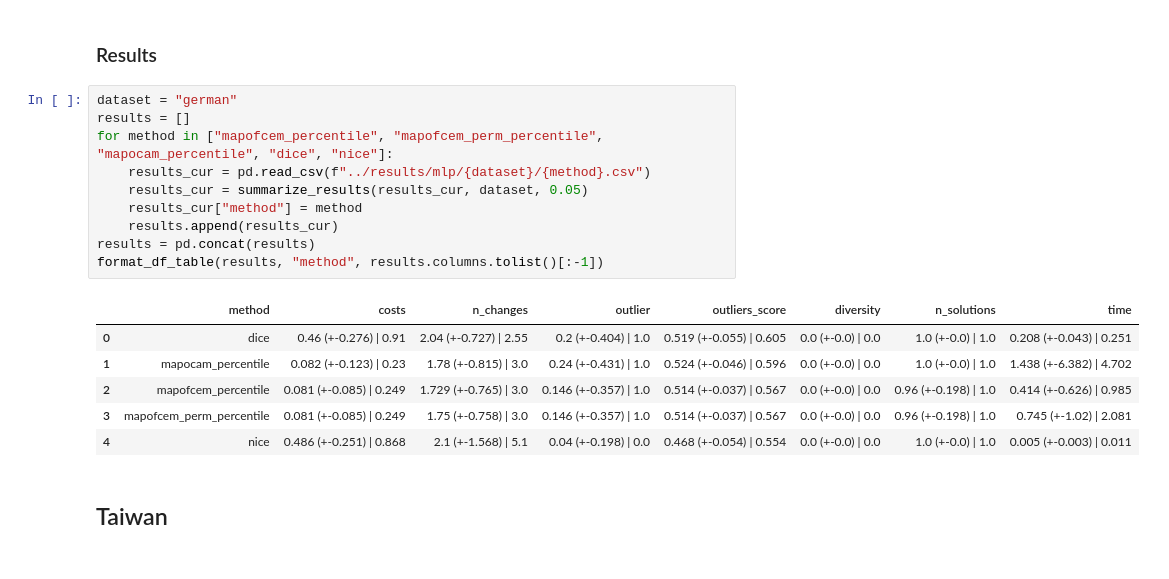
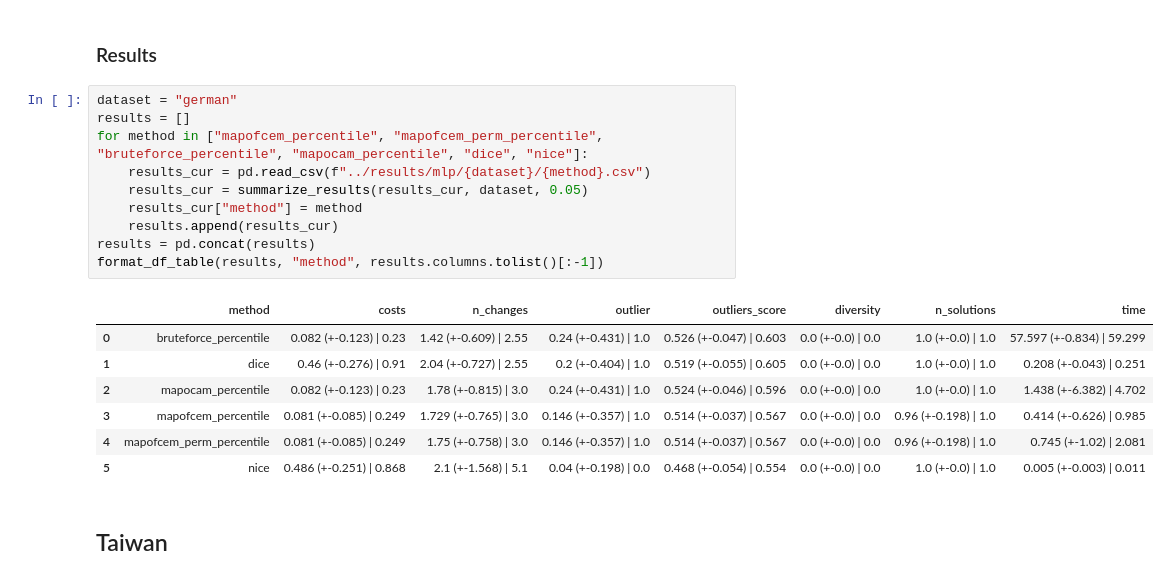
Before and after one commit to hiaac-finance/cfmining, a Jupyter notebook: notebooks/experiment_mlp.ipynb, the cells around one changed output. Cells and saved outputs as stored; diff of their text form.

```diff
--- a/notebooks/experiment_mlp.ipynb
+++ b/notebooks/experiment_mlp.ipynb
@@ -124,20 +148,21 @@ run_experiments(
 # %%
 dataset = "german"
 results = []
-for method in ["mapofcem_percentile", "mapofcem_perm_percentile", "mapocam_percentile", "dice", "nice"]:
+for method in ["mapofcem_percentile", "mapofcem_perm_percentile", "bruteforce_percentile", "mapocam_percentile", "dice", "nice"]:
     results_cur = pd.read_csv(f"../results/mlp/{dataset}/{method}.csv")
     results_cur = summarize_results(results_cur, dataset, 0.05)
     results_cur["method"] = method
     results.append(results_cur)
 results = pd.concat(results)
 format_df_table(results, "method", results.columns.tolist()[:-1])
 # %% [output]
 |  | method | costs | n_changes | outlier | outliers_score | diversity | n_solutions | time |
-| 0 | dice | 0.46 (+-0.276) | 0.91 | 2.04 (+-0.727) | 2.55 | 0.2 (+-0.404) | 1.0 | 0.519 (+-0.055) | 0.605 | 0.0 (+-0.0) | 0.0 | 1.0 (+-0.0) | 1.0 | 0.208 (+-0.043) | 0.251 |
-| 1 | mapocam_percentile | 0.082 (+-0.123) | 0.23 | 1.78 (+-0.815) | 3.0 | 0.24 (+-0.431) | 1.0 | 0.524 (+-0.046) | 0.596 | 0.0 (+-0.0) | 0.0 | 1.0 (+-0.0) | 1.0 | 1.438 (+-6.382) | 4.702 |
-| 2 | mapofcem_percentile | 0.081 (+-0.085) | 0.249 | 1.729 (+-0.765) | 3.0 | 0.146 (+-0.357) | 1.0 | 0.514 (+-0.037) | 0.567 | 0.0 (+-0.0) | 0.0 | 0.96 (+-0.198) | 1.0 | 0.414 (+-0.626) | 0.985 |
-| 3 | mapofcem_perm_percentile | 0.081 (+-0.085) | 0.249 | 1.75 (+-0.758) | 3.0 | 0.146 (+-0.357) | 1.0 | 0.514 (+-0.037) | 0.567 | 0.0 (+-0.0) | 0.0 | 0.96 (+-0.198) | 1.0 | 0.745 (+-1.02) | 2.081 |
-| 4 | nice | 0.486 (+-0.251) | 0.868 | 2.1 (+-1.568) | 5.1 | 0.04 (+-0.198) | 0.0 | 0.468 (+-0.054) | 0.554 | 0.0 (+-0.0) | 0.0 | 1.0 (+-0.0) | 1.0 | 0.005 (+-0.003) | 0.011 |
+| 0 | bruteforce_percentile | 0.082 (+-0.123) | 0.23 | 1.42 (+-0.609) | 2.55 | 0.24 (+-0.431) | 1.0 | 0.526 (+-0.047) | 0.603 | 0.0 (+-0.0) | 0.0 | 1.0 (+-0.0) | 1.0 | 57.597 (+-0.834) | 59.299 |
+| 1 | dice | 0.46 (+-0.276) | 0.91 | 2.04 (+-0.727) | 2.55 | 0.2 (+-0.404) | 1.0 | 0.519 (+-0.055) | 0.605 | 0.0 (+-0.0) | 0.0 | 1.0 (+-0.0) | 1.0 | 0.208 (+-0.043) | 0.251 |
+| 2 | mapocam_percentile | 0.082 (+-0.123) | 0.23 | 1.78 (+-0.815) | 3.0 | 0.24 (+-0.431) | 1.0 | 0.524 (+-0.046) | 0.596 | 0.0 (+-0.0) | 0.0 | 1.0 (+-0.0) | 1.0 | 1.438 (+-6.382) | 4.702 |
+| 3 | mapofcem_percentile | 0.081 (+-0.085) | 0.249 | 1.729 (+-0.765) | 3.0 | 0.146 (+-0.357) | 1.0 | 0.514 (+-0.037) | 0.567 | 0.0 (+-0.0) | 0.0 | 0.96 (+-0.198) | 1.0 | 0.414 (+-0.626) | 0.985 |
+| 4 | mapofcem_perm_percentile | 0.081 (+-0.085) | 0.249 | 1.75 (+-0.758) | 3.0 | 0.146 (+-0.357) | 1.0 | 0.514 (+-0.037) | 0.567 | 0.0 (+-0.0) | 0.0 | 0.96 (+-0.198) | 1.0 | 0.745 (+-1.02) | 2.081 |
+| 5 | nice | 0.486 (+-0.251) | 0.868 | 2.1 (+-1.568) | 5.1 | 0.04 (+-0.198) | 0.0 | 0.468 (+-0.054) | 0.554 | 0.0 (+-0.0) | 0.0 | 1.0 (+-0.0) | 1.0 | 0.005 (+-0.003) | 0.011 |
 # %% [markdown]
 ## Taiwan
 # %%
```
Also changed, not shown: parts of 5 cells of this notebook, 2 other files.
